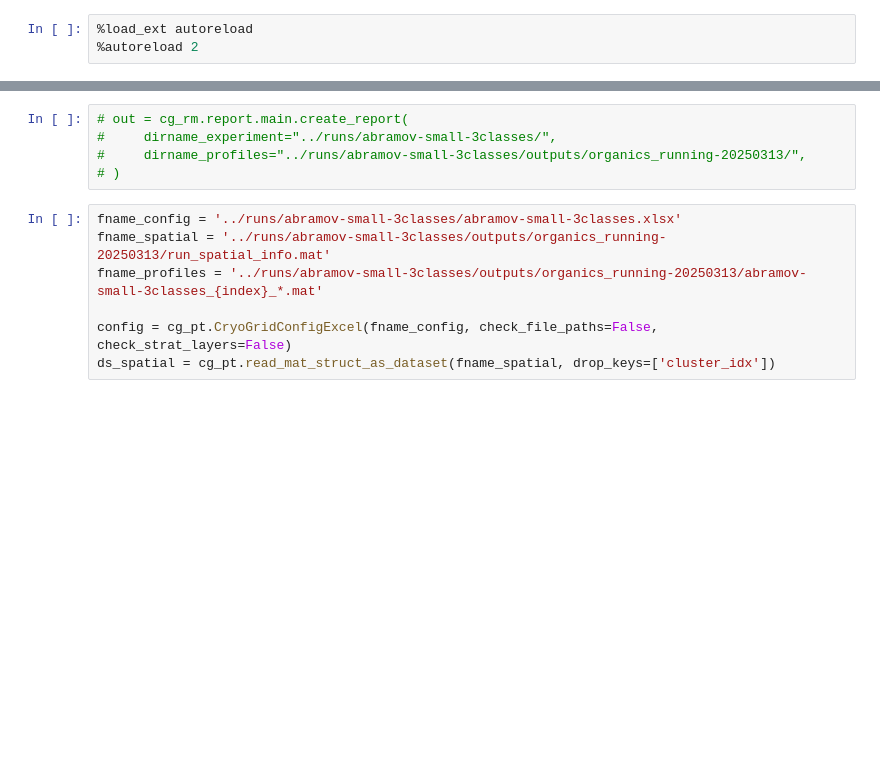
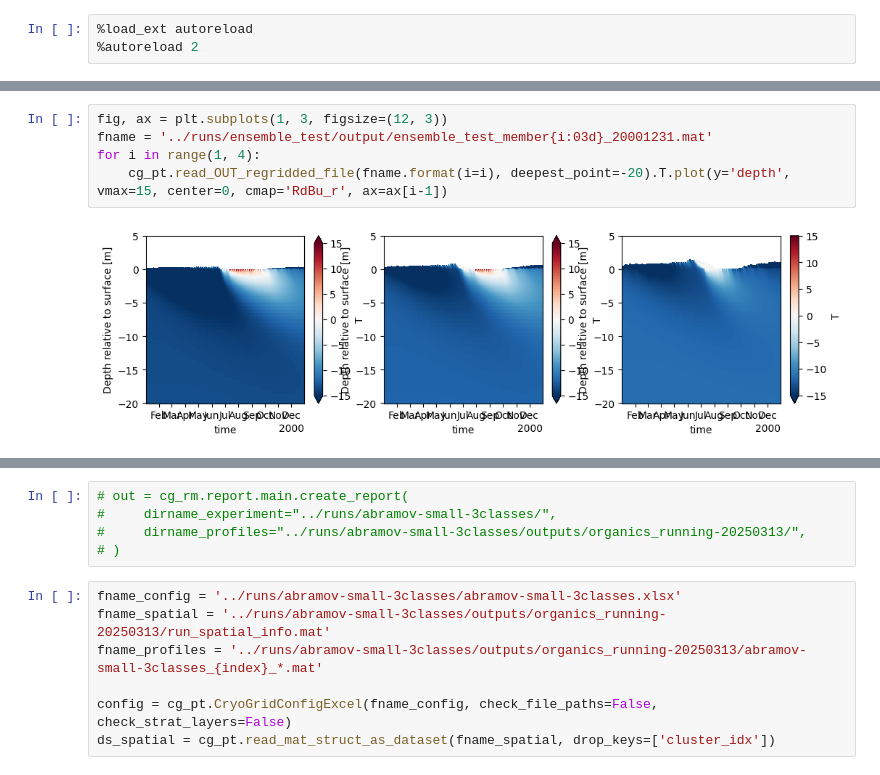
Before and after one commit to lukegre/CryoGrid-run-manager, a Jupyter notebook: notebooks/create_new_spatial_run.ipynb, the cells around one changed output, grey strips where cells are left out. Cells and saved outputs as stored; diff of their text form; blank space fills up the shorter version.

Commit message:
updates for ensemble runs

```diff
--- a/notebooks/create_new_spatial_run.ipynb
+++ b/notebooks/create_new_spatial_run.ipynb
@@ -67 +70,8 @@ filename :
+# %%
+fig, ax = plt.subplots(1, 3, figsize=(12, 3))
+fname = '../runs/ensemble_test/output/ensemble_test_member{i:03d}_20001231.mat'
+for i in range(1, 4):
+    cg_pt.read_OUT_regridded_file(fname.format(i=i), deepest_point=-20).T.plot(y='depth', vmax=15, center=0, cmap='RdBu_r', ax=ax[i-1])
+# %% [output]
+[figure, added]
 # %%
```
Also changed, not shown: parts of 17 cells of this notebook, 36 other files.
